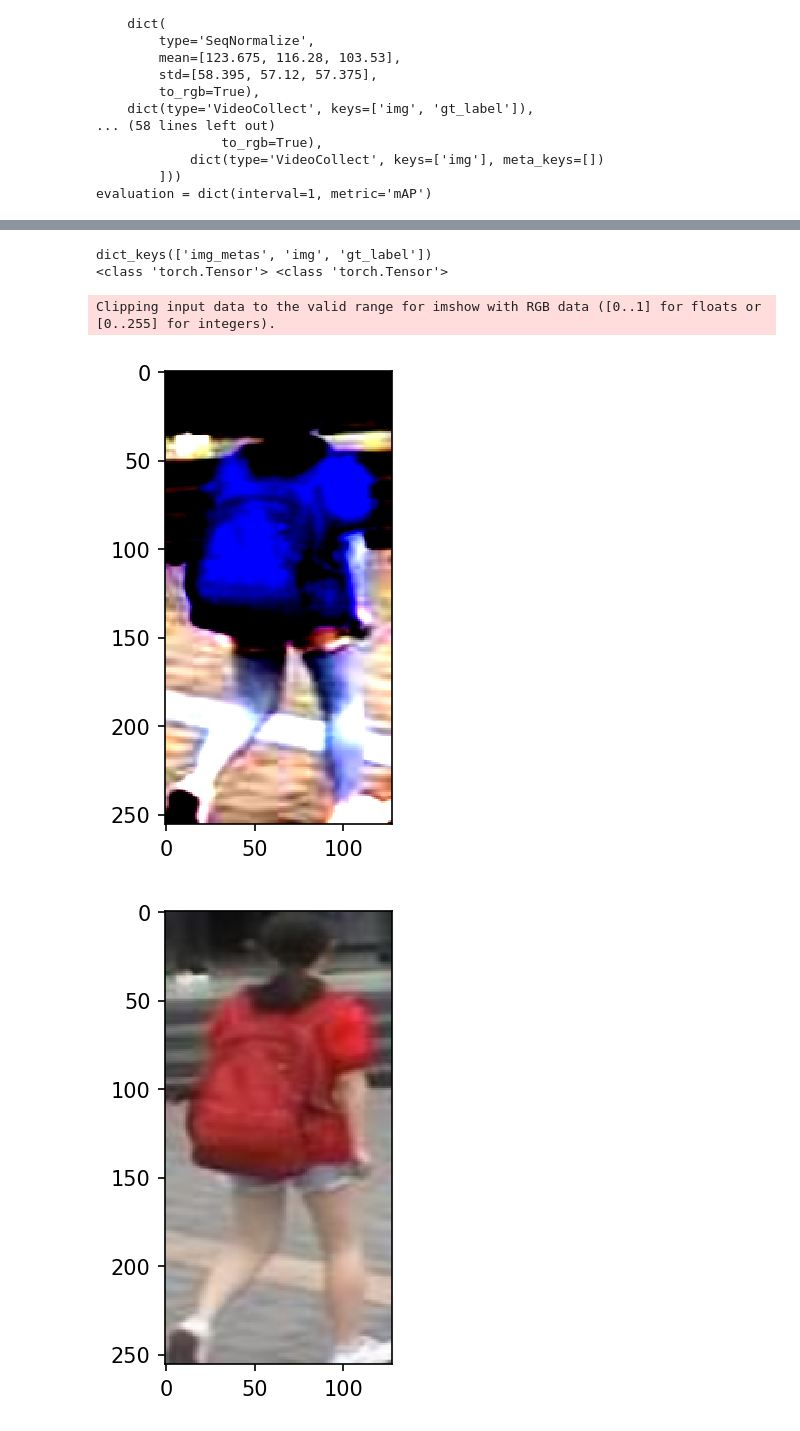
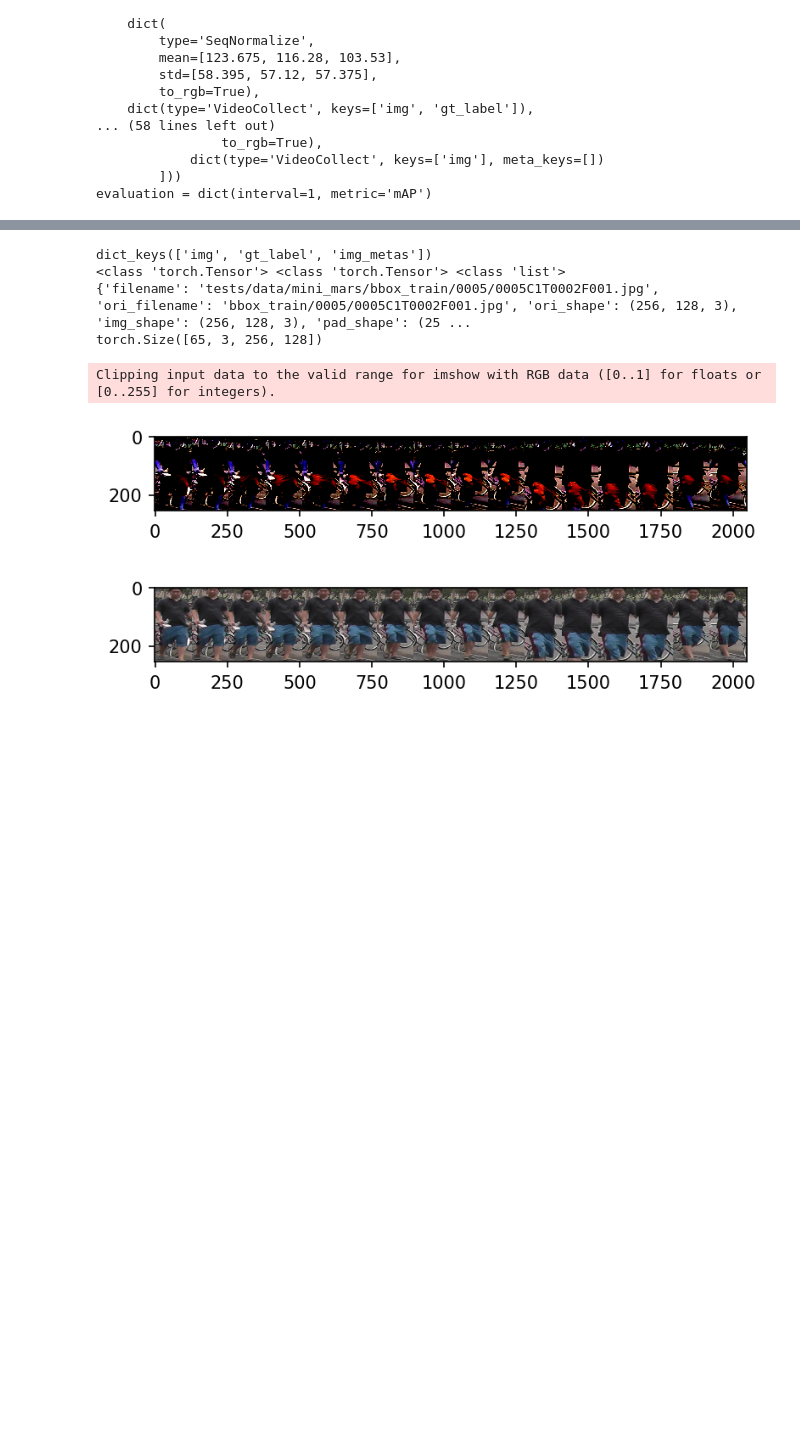
Before and after one commit to haruishi43/pepper, a Jupyter notebook: notebooks/test_data_mini_mars.ipynb, the cells around one changed output, grey strips where cells are left out. Drawn from its saved outputs; the diff is of its cells as text; code cells hidden in the pictures; blank space fills up the shorter version.

Commit message:
check if pipelines works for video data

```diff
--- a/notebooks/test_data_mini_mars.ipynb
+++ b/notebooks/test_data_mini_mars.ipynb
@@ -57,13 +56,17 @@ tests/data/mini_market1501/gtPepper/train.json
 32
 32
 # %%
-sample = dataset[0]
+sample = dataset[3]
 # %%
 print(sample.keys())
-print(type(sample['img']), type(sample['gt_label']))
+print(type(sample['img'].data), type(sample['gt_label'].data), type(sample['img_metas']))
+print(sample['img_metas'][0].data)
+print(sample['img'].data.shape)
 # %% [output]
-dict_keys(['img_metas', 'img', 'gt_label'])
-<class 'torch.Tensor'> <class 'torch.Tensor'>
+dict_keys(['img', 'gt_label', 'img_metas'])
+<class 'torch.Tensor'> <class 'torch.Tensor'> <class 'list'>
+{'filename': 'tests/data/mini_mars/bbox_train/0005/0005C1T0002F001.jpg', 'ori_filename': 'bbox_train/0005/0005C1T0002F001.jpg', 'ori_shape': (256, 128, 3), 'img_shape': (256, 128, 3), 'pad_shape': (25 ...
+torch.Size([65, 3, 256, 128])
 # %%
 class UnNormalize(object):
     def __init__(self, mean=[123.675, 116.28, 103.53], std=[58.395, 57.12, 57.375]):
@@ -86,23 +89,35 @@ mean = [123.675, 116.28, 103.53]
 std = [58.395, 57.12, 57.375]
 
 unnorm = UnNormalize(mean=mean, std=std)
+# %%
+def concat_tracklet(imgs, max_len=16):
+    num_imgs, c, h, w = imgs.shape
+
+    if num_imgs < max_len:
+        max_len = num_imgs
+
+    out = torch.zeros((c, h, w * max_len))
+    for i in range(max_len):
+        out[:, :, w * i : w * (i + 1)] = imgs[i]
+
+    return out
 # %%
-img = sample['img'].data
+imgs = sample['img'].data
+
+img = concat_tracklet(imgs)
+
 unnorm_img = unnorm(deepcopy(img))
 img = img.numpy().transpose((1, 2, 0))[:, :, [2, 1, 0]]
 unnorm_img = unnorm_img.numpy().transpose((1, 2, 0)).astype(np.uint8)
 
 plt.imshow(img, interpolation='nearest')
 plt.gcf().set_dpi(150)
 plt.show()
 
 plt.imshow(unnorm_img, interpolation='nearest')
 plt.gcf().set_dpi(150)
 plt.show()
-
-pil_img = Image.open(sample['img_metas'].data['filename'])
-pil_img.show()
 # %% [output]
 Clipping input data to the valid range for imshow with RGB data ([0..1] for floats or [0..255] for integers).
-[figure, old version]
+[figure, new version]
-[figure, old version]
+[figure, new version]
```
Also changed, not shown: parts of 3 cells of this notebook, 4 other files.
